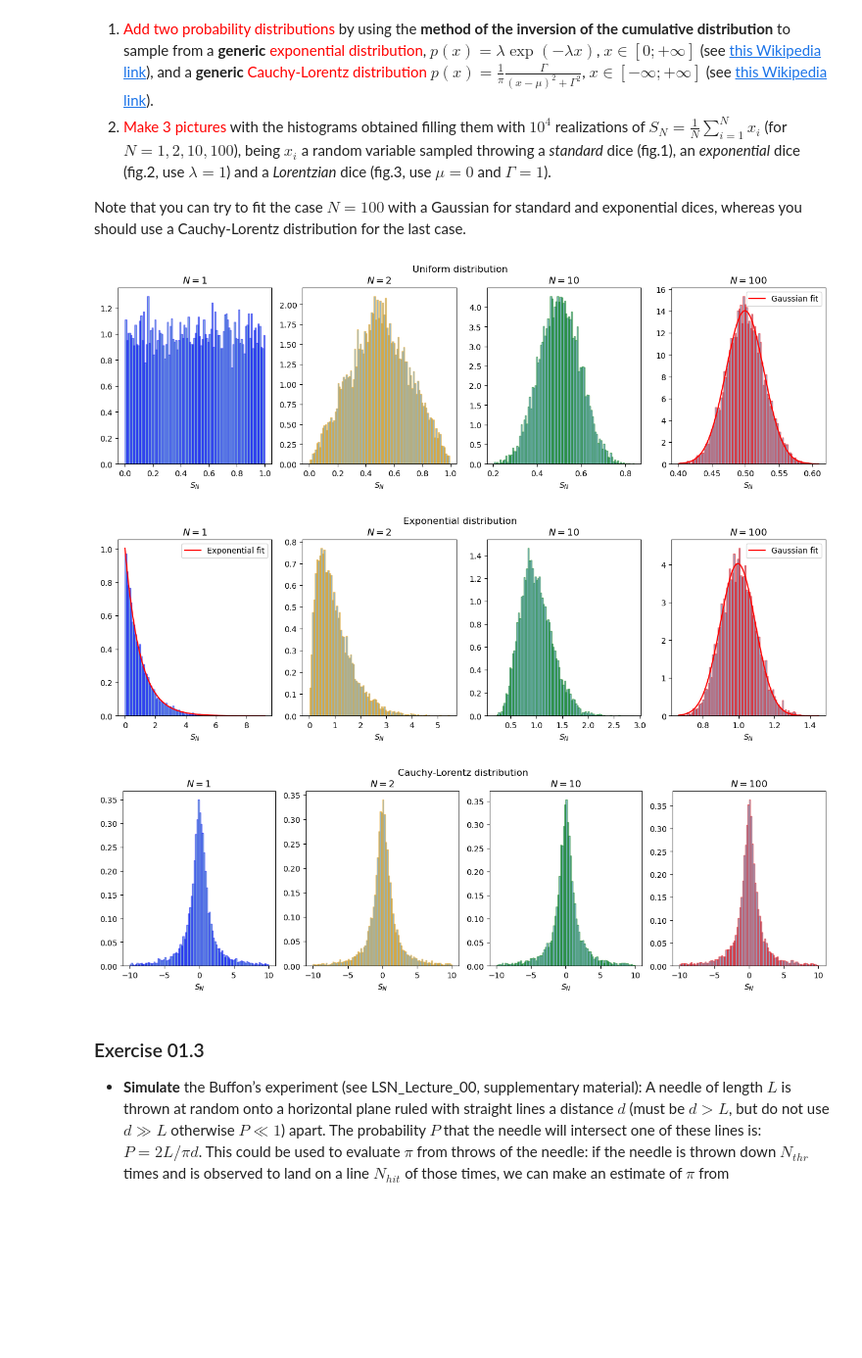
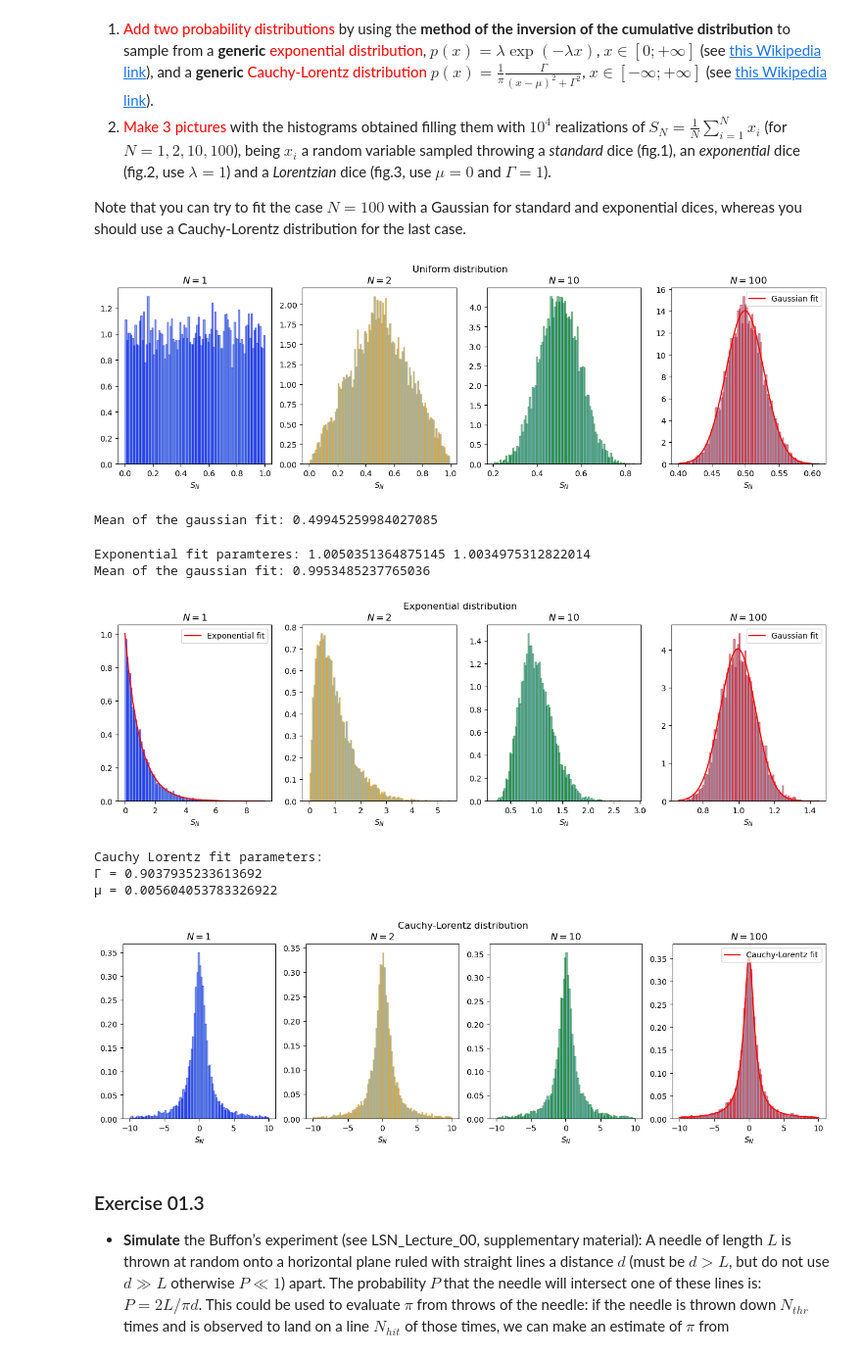
Before and after one commit to edoiannu/LSN_Exercises_Iannucci, a Jupyter notebook: Exercises_01/LSN_Exercises_01.ipynb, the cells around one changed output. Shown at 98% size. Cells and saved outputs as stored; diff of their text form; code cells hidden in the pictures; blank space fills up the shorter version.

```diff
--- a/Exercises_01/LSN_Exercises_01.ipynb
+++ b/Exercises_01/LSN_Exercises_01.ipynb
@@ -188,7 +188,7 @@ import numpy as np
 import matplotlib.pyplot as plt
 from scipy.stats import chi2
 
-x = np.loadtxt("Exercise_01-1/01-1-3/results/01-1-3.out")
+x = np.loadtxt("Exercise_01-1/01-1-3/01-1-3.out")
 
 n_bins = 10
 df = 100  # Gradi di libertà della distribuzione chi-quadro teorica
@@ -253,10 +253,13 @@ def normal_dis(x, width, mean, sigma):
 def expo(x,width,decay_rate):
     return width * np.exp(-decay_rate*x)
 
+def cauchy_lorentz(x, x0, gamma):
+    return 1 / (np.pi * gamma * (1 + ((x - x0) / gamma)**2))
+
 colors = ['blue','orange','green','red']
 N = [r'$N=1$',r'$N=2$',r'$N=10$',r'$N=100$']
 # %%
-x = np.loadtxt("results/uniform.out")
+x = np.loadtxt("Exercise_01-2/results/uniform.out")
 
 fig, plts = plt.subplots(1, 4, figsize=(16, 4))
 
@@ -279,12 +282,12 @@ for i in range(4):
 fig.suptitle('Uniform distribution')
 plt.show()
 
-#print("Mean of the gaussian fit:", params[1], "\u00B1", cov[1,1])
-#print("Variance of the gaussian fit:", params[2]*params[2], "\u00B1", cov[1,1])
+print("Mean of the gaussian fit:", params[1])
 # %% [output]
 [figure]
+Mean of the gaussian fit: 0.49945259984027085
 # %%
-x = np.loadtxt("results/exponential.out")
+x = np.loadtxt("Exercise_01-2/results/exponential.out")
 fig, plts = plt.subplots(1, 4, figsize=(16, 4))
 
 for i in range(4):
@@ -302,6 +305,7 @@ for i in range(4):
         y_fit = expo(x_fit, *params)
         plts[i].plot(x_fit, y_fit, label='Exponential fit', color='red')
         plts[i].legend()
+        print("Exponential fit parameters (w:", params[0], params[1])
 
     if i == 3:
         initial_params = [1, 0, 1]
@@ -310,25 +314,43 @@ for i in range(4):
         y_fit = normal_dis(x_fit, *params)
         plts[i].plot(x_fit, y_fit, label='Gaussian fit', color='red')
         plts[i].legend()
+        print("Mean of the gaussian fit:", params[1])
 
 fig.suptitle('Exponential distribution')
 plt.show()
 # %% [output]
+Exponential fit paramteres: 1.0050351364875145 1.0034975312822014
+Mean of the gaussian fit: 0.9953485237765036
 [figure]
 # %%
-x = np.loadtxt("results/Cauchy-Lorentz.out")
+x = np.loadtxt("Exercise_01-2/results/Cauchy-Lorentz.out")
 fig, plts = plt.subplots(1, 4, figsize=(16, 4))
 
 for i in range(4):
     data_interval = x[i*10**4:(i+1)*10**4]
-    plts[i].hist(data_interval,100,alpha=0.5,edgecolor=colors[i],density='true',range=(-10,10))
+    counts, bins, patches = plts[i].hist(data_interval, 100, alpha=0.5, edgecolor=colors[i], density=True, range=(-10, 10))
     plts[i].set_title(N[i])
     plts[i].set_xlabel(r'$S_N$')
 
+    if i == 3:
+        bin_centers = (bins[:-1] + bins[1:]) / 2
+        popt, pcov = curve_fit(cauchy_lorentz, bin_centers, counts, p0=[0, 1])
+        x0_opt, gamma_opt = popt
+        x_fit = np.linspace(-10, 10, 1000)
+        y_fit = cauchy_lorentz(x_fit, x0_opt, gamma_opt)
+        plts[i].plot(x_fit, y_fit, label='Cauchy-Lorentz fit', color='red')
+        plts[i].legend()
+        print("Cauchy Lorentz fit parameters:")
+        print("\u0393 =", gamma_opt)
+        print("\u03BC =",x0_opt)
+
 fig.suptitle('Cauchy-Lorentz distribution')
 plt.show()
 # %% [output]
+Cauchy Lorentz fit parameters:
+Γ = 0.9037935233613692
+μ = 0.005604053783326922
-[figure, old version]
+[figure, new version]
 # %% [markdown]
 ### Exercise 01.3
 - **Simulate** the Buffon’s experiment (see LSN_Lecture_00, supplementary material):  A needle of length $L$ is thrown at random onto a horizontal plane ruled with straight lines a distance $d$ (must be $d > L$, but do not use $d\gg L$ otherwise $P\ll 1$) apart. The probability $P$ that the needle will intersect one of these lines is: $P = 2L/\pi d$. This could be used to evaluate $\pi$ from throws of the needle: if the needle is thrown down $N_{thr}$ times and is observed to land on a line $N_{hit}$ of those times, we can make an estimate of $\pi$ from
```
Also changed, not shown: 26 other files.
